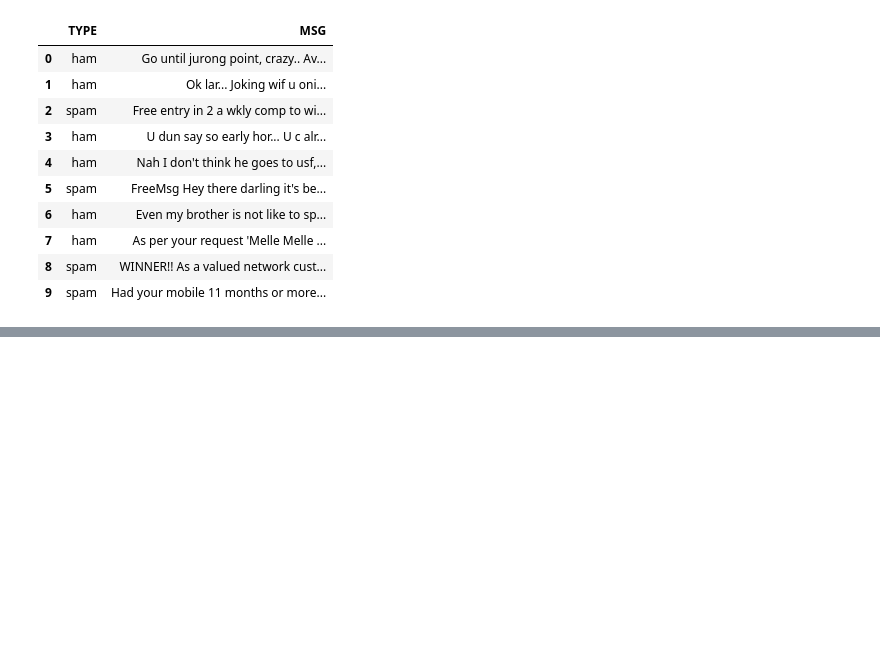
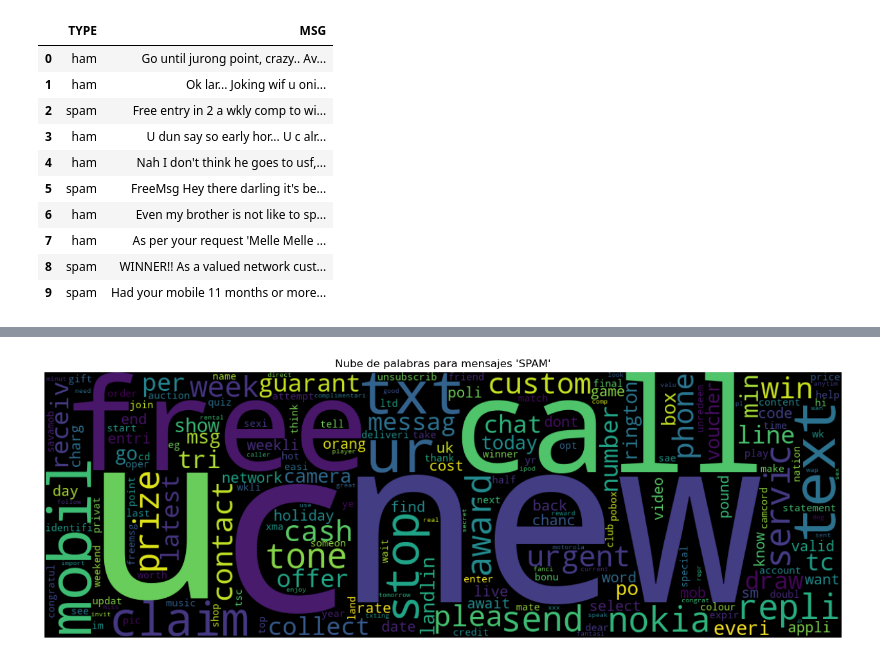
Before and after one commit to kodiakkDev/SMSSPAM, a Jupyter notebook: notebook.ipynb, the cells around one changed output, grey strips where cells are left out. Cells and saved outputs as stored; diff of their text form; code cells hidden in the pictures; blank space fills up the shorter version.

```diff
--- a/notebook.ipynb
+++ b/notebook.ipynb
@@ -87,0 +395,15 @@ fig.show()
+# %%
+# Hacemos una nube de palabras mas comunes
+wordcloud = WordCloud(
+    width=1200,
+    height=400,
+    background_color='black'
+    ).generate(" ".join([word for word, _ in common_spam_words.most_common(500)]))
+# Display the generated image:
+plt.figure(figsize=(16, 6))
+plt.imshow(wordcloud, interpolation='bilinear')
+plt.axis("off")
+plt.title("Nube de palabras para mensajes 'SPAM'")
+plt.show()
+# %% [output]
+[figure, added]
```
Also changed, not shown: parts of 37 cells of this notebook.
